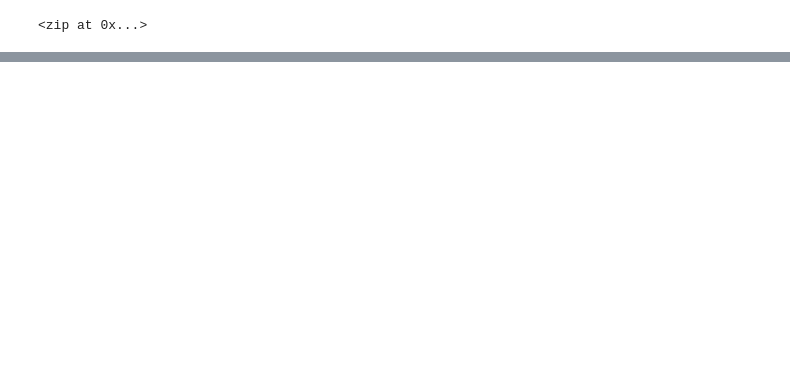
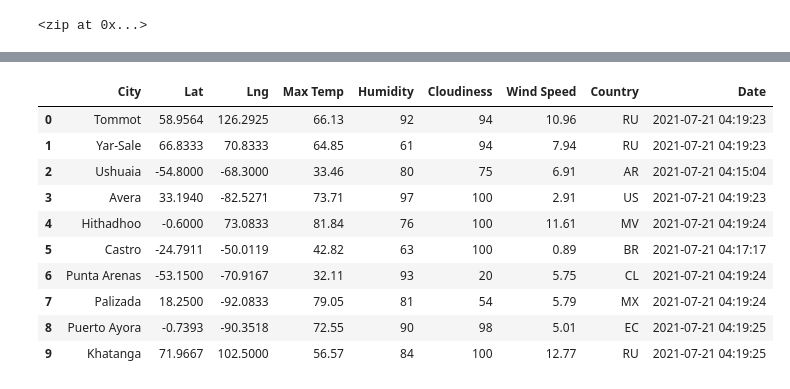
Before and after one commit to Praveeja-Sasidharan-Suni/World_Weather_Analysis, a Jupyter notebook: WeatherPy.ipynb, the cells around one changed output, grey strips where cells are left out. Cells and saved outputs as stored; diff of their text form; code cells hidden in the pictures; blank space fills up the shorter version.

```diff
--- a/WeatherPy.ipynb
+++ b/WeatherPy.ipynb
@@ -22,4 +13,0 @@ coordinates
-# %%
-# Use the tuple() function to display the latitude and longitude combinations.
-for coordinate in coordinates:
-    print(coordinate[0], coordinate[1])
@@ -93,0 +82,4 @@ len(cities)
+# %%
+# Starting URL for Weather Map API Call.
+url = "http://api.openweathermap.org/data/2.5/weather?units=Imperial&APPID=" + weather_api_key
+#print(url)
@@ -93,0 +96,7 @@ len(cities)
+# %%
+# Create an endpoint URL for a city.
+city_url = url + "&q=" + "Boston"
+city_weather = requests.get(city_url)
+# Get the JSON data.
+boston_data = city_weather.json()
+boston_data
@@ -93,0 +223,17 @@ len(cities)
+# %%
+# Convert the array of dictionaries to a Pandas DataFrame.
+city_data_df = pd.DataFrame(city_data)
+
+city_data_df.head(10)
+# %% [output]
+|  | City | Lat | Lng | Max Temp | Humidity | Cloudiness | Wind Speed | Country | Date |
+| 0 | Tommot | 58.9564 | 126.2925 | 66.13 | 92 | 94 | 10.96 | RU | 2021-07-21 04:19:23 |
+| 1 | Yar-Sale | 66.8333 | 70.8333 | 64.85 | 61 | 94 | 7.94 | RU | 2021-07-21 04:19:23 |
+| 2 | Ushuaia | -54.8000 | -68.3000 | 33.46 | 80 | 75 | 6.91 | AR | 2021-07-21 04:15:04 |
+| 3 | Avera | 33.1940 | -82.5271 | 73.71 | 97 | 100 | 2.91 | US | 2021-07-21 04:19:23 |
+| 4 | Hithadhoo | -0.6000 | 73.0833 | 81.84 | 76 | 100 | 11.61 | MV | 2021-07-21 04:19:24 |
+| 5 | Castro | -24.7911 | -50.0119 | 42.82 | 63 | 100 | 0.89 | BR | 2021-07-21 04:17:17 |
+| 6 | Punta Arenas | -53.1500 | -70.9167 | 32.11 | 93 | 20 | 5.75 | CL | 2021-07-21 04:19:24 |
+| 7 | Palizada | 18.2500 | -92.0833 | 79.05 | 81 | 54 | 5.79 | MX | 2021-07-21 04:19:24 |
+| 8 | Puerto Ayora | -0.7393 | -90.3518 | 72.55 | 90 | 98 | 5.01 | EC | 2021-07-21 04:19:25 |
+| 9 | Khatanga | 71.9667 | 102.5000 | 56.57 | 84 | 100 | 12.77 | RU | 2021-07-21 04:19:25 |
```
Also changed, not shown: parts of 14 cells of this notebook, 1 other file.
